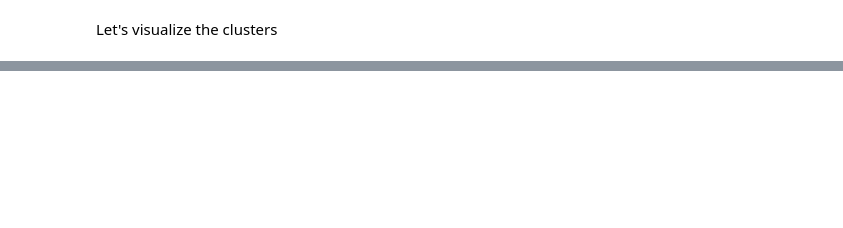
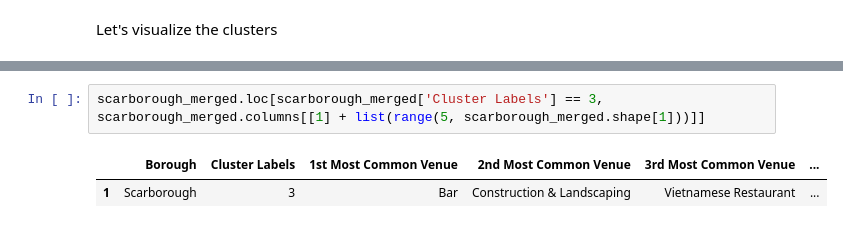
Before and after one commit to elkon87/Segmenting-and-Clustering-Neighborhoods-in-Toronto, a Jupyter notebook: Segmenting-and-Clustering-Neighborhoods-in-Toronto-part3.ipynb, the cells around one changed output, grey strips where cells are left out. Drawn from its saved outputs; the diff is of its cells as text; blank space fills up the shorter version.

```diff
--- a/Segmenting-and-Clustering-Neighborhoods-in-Toronto-part3.ipynb
+++ b/Segmenting-and-Clustering-Neighborhoods-in-Toronto-part3.ipynb
@@ -702,0 +752,5 @@ NameError: name 'scarborough_merged' is not defined
+# %%
+scarborough_merged.loc[scarborough_merged['Cluster Labels'] == 3, scarborough_merged.columns[[1] + list(range(5, scarborough_merged.shape[1]))]]
+# %% [output]
+|  | Borough | Cluster Labels | 1st Most Common Venue | 2nd Most Common Venue | 3rd Most Common Venue | ... |
+| 1 | Scarborough | 3 | Bar | Construction & Landscaping | Vietnamese Restaurant | ... |
```
Also changed, not shown: parts of 15 cells of this notebook.
